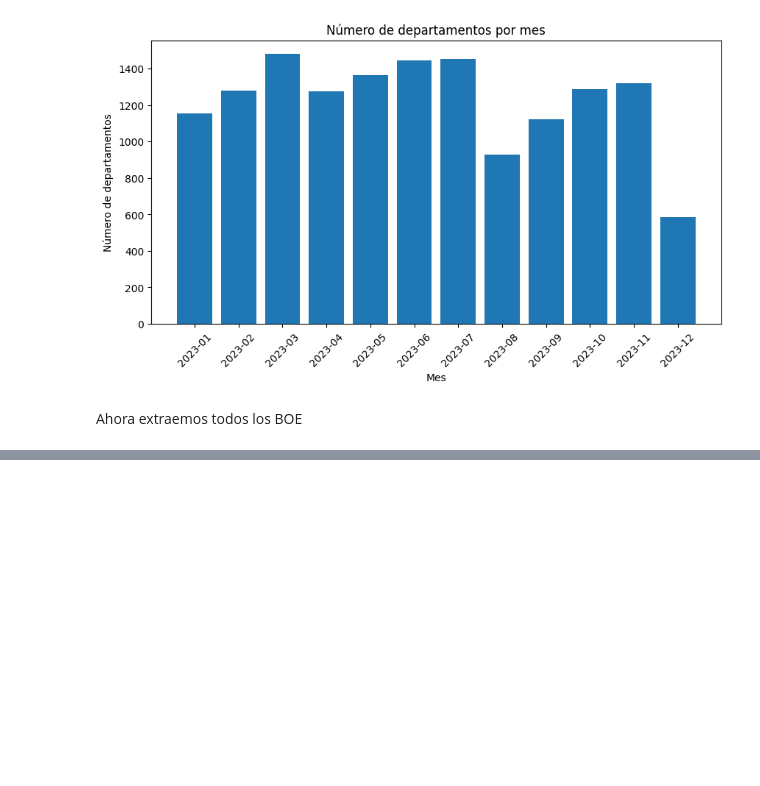
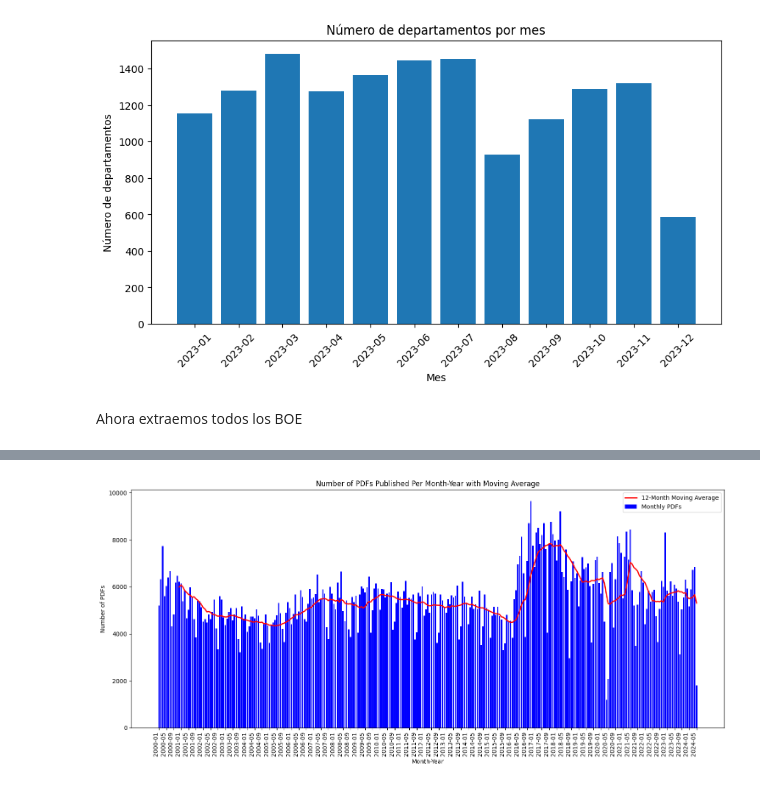
Before and after one commit to danmorper/NLP, a Jupyter notebook: boe/xml.ipynb, the cells around one changed output, grey strips where cells are left out. Cells and saved outputs as stored; diff of their text form; code cells hidden in the pictures; blank space fills up the shorter version.

```diff
--- a/boe/xml.ipynb
+++ b/boe/xml.ipynb
@@ -439,0 +544,28 @@ Año: 2023, Número de Departamentos: 87
+# %%
+import numpy as np
+
+# Calculate the moving average using a window of 12 months
+window_size = 12
+moving_avg = np.convolve(pdf_counts, np.ones(window_size)/window_size, mode='valid')
+# %%
+import matplotlib.pyplot as plt
+
+# Creating a bar chart with a moving average line
+plt.figure(figsize=(15, 7))
+plt.bar(sorted_months, pdf_counts, color='blue', label='Monthly PDFs')
+plt.xlabel('Month-Year')
+plt.ylabel('Number of PDFs')
+plt.title('Number of PDFs Published Per Month-Year with Moving Average')
+
+# Add the moving average plot
+# Adjust x-values for the moving average to align with its length
+valid_months = sorted_months[len(sorted_months) - len(moving_avg):]
+plt.plot(valid_months, moving_avg, color='red', linewidth=2, label='12-Month Moving Average')
+
+plt.xticks(rotation=90, ha='right')  # Rotate labels for better fit
+plt.gca().set_xticks(plt.gca().get_xticks()[::4])  # Display every 4th label
+plt.legend()  # Add a legend to distinguish plots
+plt.tight_layout()  # Adjust layout to make room for label rotation
+plt.show()
+# %% [output]
+[figure, added]
```
Also changed, not shown: parts of 6 cells of this notebook, 10 other files.
